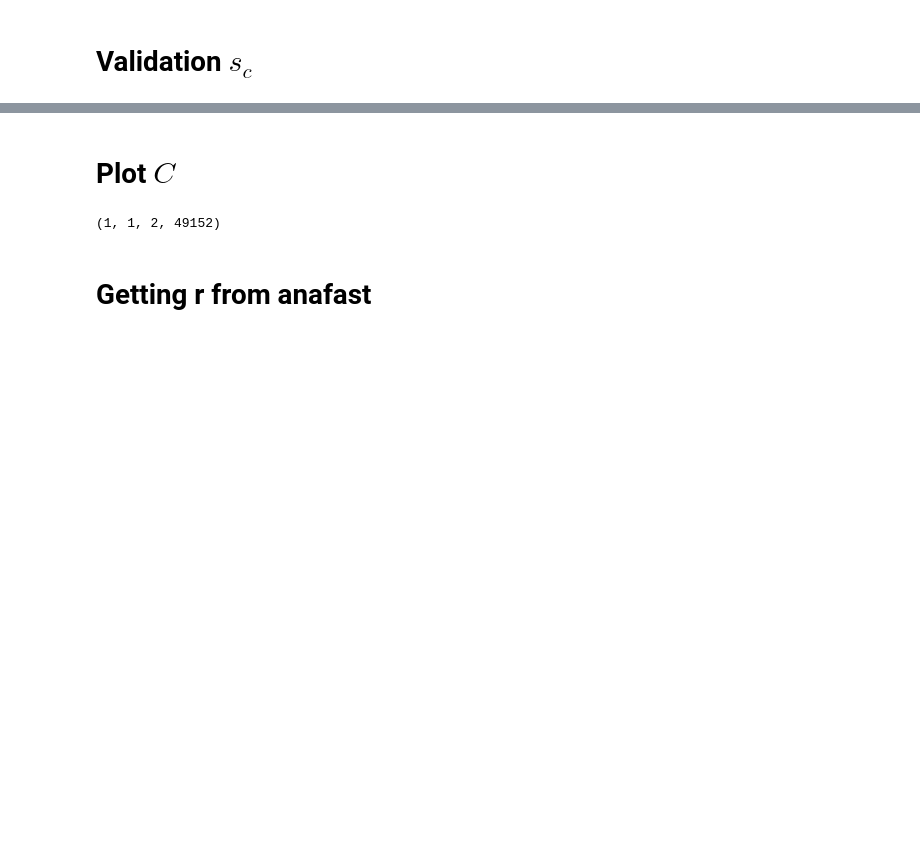
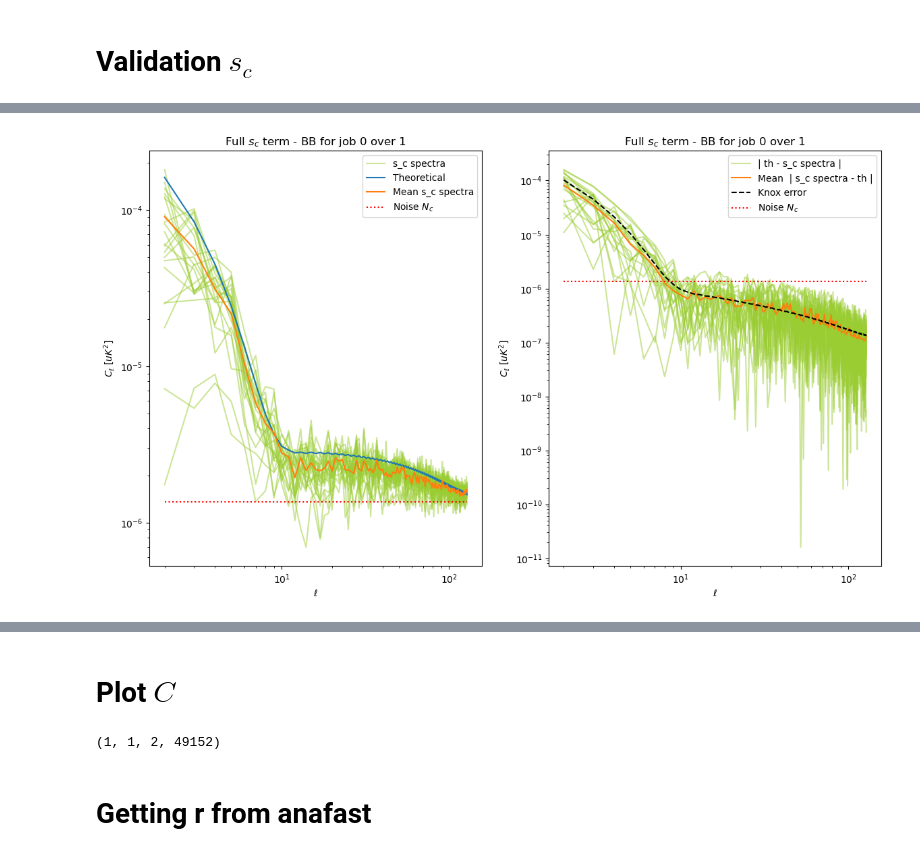
Before and after one commit to CMBSciPol/MICMAC, a Jupyter notebook: test_playground/Validation_Classical_Gibbs/multinode_verif_v109_v3b.ipynb, the cells around one changed output, grey strips where cells are left out. Saved outputs shown, nothing was run; the diff lists cells and outputs as text; code cells hidden in the pictures; blank space fills up the shorter version.

```diff
--- a/test_playground/Validation_Classical_Gibbs/multinode_verif_v109_v3b.ipynb
+++ b/test_playground/Validation_Classical_Gibbs/multinode_verif_v109_v3b.ipynb
@@ -60,13 +60,13 @@ sub_step_sampling = 50
 num_jobs = 1
 file_ver = 'class_cutsky_1freq_nofg_v1d_{}_{}'
 path_additional_params = directory_additional_params + 'add_class_cutsky_f1freq_nofg_v1d.toml'
+# ## With save_s_c_spectra = True
+
+# sub_step_sampling = 1
+# num_jobs = 1
+# file_ver = 'class_cutsky_1freq_nofg_v1cc2_{}_{}'
+# path_additional_params = directory_additional_params + 'add_class_cutsky_f1freq_nofg_v1c.toml'
 # ##
-
-sub_step_sampling = 1
-num_jobs = 1
-file_ver = 'class_cutsky_1freq_nofg_v1cc2_{}_{}'
-path_additional_params = directory_additional_params + 'add_class_cutsky_f1freq_nofg_v1c.toml'
-# ##
 # %%
 fast_verion_bool = True
 # %%
@@ -154,6 +154,7 @@ all_eta_maps = []
 all_s_c_WF_maps = []
 all_s_c_fluct_maps = []
 all_s_c_samples = []
+all_s_c_spectra = []
 all_r_samples = []
 all_cell_samples = []
 all_params_mixing_matrix_samples = []
@@ -175,6 +176,10 @@ for job in range(num_jobs):
 
         all_s_c_fluct_maps_path = directory_save_file+file_ver.format(job,num_jobs)+'_all_s_c_fluct_maps.npy'
         all_s_c_fluct_maps.append(np.load(all_s_c_fluct_maps_path))
+
+    if MICMAC_sampler_obj.save_s_c_spectra:
+        all_s_c_spectra_path = directory_save_file+file_ver.format(job,num_jobs)+'_all_s_c_spectra.npy'
+        all_s_c_spectra.append(np.load(all_s_c_spectra_path))
 
 
     if MICMAC_sampler_obj.sample_r_Metropolis:
@@ -198,6 +203,8 @@ if MICMAC_sampler_obj.sample_r_Metropolis:
     all_r_samples = np.array(all_r_samples)
 elif MICMAC_sampler_obj.sample_C_inv_Wishart:
     all_cell_samples = np.array(all_cell_samples)
+if MICMAC_sampler_obj.save_s_c_spectra:
+    all_s_c_spectra = np.array(all_s_c_spectra)
 all_params_mixing_matrix_samples = np.array(all_params_mixing_matrix_samples)
 # %%
 print("### Expected", MICMAC_sampler_obj.number_iterations_sampling, "iterations, but got", all_params_mixing_matrix_samples.shape[1] - 1, "iterations !!!")
@@ -612,3 +621,67 @@ if not(fast_verion_bool):
+# %%
+# list_correl = ['TT', 'EE', 'BB', 'TE', 'EB', 'TB']
+list_correl = ['EE', 'BB', 'EB']
+# overrelaxation_param = -.89
+
+# map_true_CMB_ext = np.vstack([np.zeros_like(input_cmb_maps[0,0,...]), input_cmb_maps[0]])
+# c_ell_true_CMB = hp.anafast(map_true_CMB_ext, lmax=MICMAC_sampler_obj.lmax, iter=MICMAC_sampler_obj.n_iter)[indices_polar, MICMAC_sampler_obj.lmin:]
+
+ell_arange = np.arange(red_cov_approx_matrix.shape[0]) + MICMAC_sampler_obj.lmin
+
+color_s_c_spectra = 'yellowgreen'
+
+if MICMAC_sampler_obj.save_s_c_spectra:
+    for job in range(num_jobs):
+        plt.figure(figsize=(14,8))
+        plt.subplot(121)
+
+
+        plt.plot(ell_arange, all_s_c_spectra[job, 1, 1, :], color_s_c_spectra, alpha=.5, label='s_c spectra')
+        for iteration in range(2,MICMAC_sampler_obj.number_iterations_sampling,sub_step_sampling):
+            plt.plot(ell_arange, all_s_c_spectra[job, iteration, 1, :], color_s_c_spectra, alpha=.5)
+
+        plt.plot(ell_arange, MICMAC_sampler_obj.r_true*theoretical_red_cov_r1_tensor[:,1,1] + theoretical_red_cov_r0_total[:,1,1], color='tab:blue', label='Theoretical')
+        plt.plot(ell_arange, all_s_c_spectra[job, :, 1, :].mean(axis=0), 'tab:orange', label='Mean s_c spectra')
+        mixing_matrix_sampled = MICMAC_sampler_obj.get_B_from_params(init_params, jax_use=True)
+        _cl_noise_harm = micmac.get_Cl_noise(np.array(instrument['depth_p']), mixing_matrix_sampled.mean(axis=2), lmax)[0,0,lmin:]
+
+        plt.plot(ell_arange, _cl_noise_harm, 'r:', label='Noise $N_c$')
+
+        plt.title(f"Full $s_c$ term - {list_correl[1]} for job {job} over {num_jobs}")
+        plt.ylabel("$C_\ell$ [$uK^2$]")
+        plt.xlabel(r"$\ell$")
+        plt.loglog()
+        # plt.yscale('log')
+        plt.legend()
+
+        plt.subplot(122)
+
+        theoretical_spectrum = MICMAC_sampler_obj.r_true*theoretical_red_cov_r1_tensor[:,1,1] + theoretical_red_cov_r0_total[:,1,1]
+
+        plt.plot(ell_arange, np.abs(all_s_c_spectra[job, 1, 1, :]-theoretical_spectrum), color_s_c_spectra, alpha=.5, label='| th - s_c spectra |')
+        for iteration in range(2,MICMAC_sampler_obj.number_iterations_sampling,sub_step_sampling):
+            plt.plot(ell_arange, np.abs(all_s_c_spectra[job, iteration, 1, :]-theoretical_spectrum), color_s_c_spectra, alpha=.5)
+
+        plt.plot(ell_arange, np.abs(all_s_c_spectra[job, :, 1, :]-theoretical_spectrum).mean(axis=0), 'tab:orange', label='Mean  | s_c spectra - th |')
+
+        plt.plot(ell_arange, theoretical_spectrum*np.sqrt(2/((2*ell_arange+1))), 'black', label='Knox error', linestyle='--')
+        mixing_matrix_sampled = MICMAC_sampler_obj.get_B_from_params(init_params, jax_use=True)
+        _cl_noise_harm = micmac.get_Cl_noise(np.array(instrument['depth_p']), mixing_matrix_sampled.mean(axis=2), lmax)[0,0,lmin:]
+
+        plt.plot(ell_arange, _cl_noise_harm, 'r:', label='Noise $N_c$')
+
+        plt.title(f"Full $s_c$ term - {list_correl[1]} for job {job} over {num_jobs}")
+        plt.ylabel("$C_\ell$ [$uK^2$]")
+        plt.xlabel(r"$\ell$")
+        plt.loglog()
+        # plt.yscale('log')
+        plt.legend()
+
+
+
+    plt.show()
+# %% [output]
+[figure, added]
 # %%
 # mask = hp.read_map("/Users/mag/Documents/PHD1Y/Masks/Planck_mask_fsky_60.fits")
 
```
Also changed, not shown: parts of 16 cells of this notebook, 27 other files.
